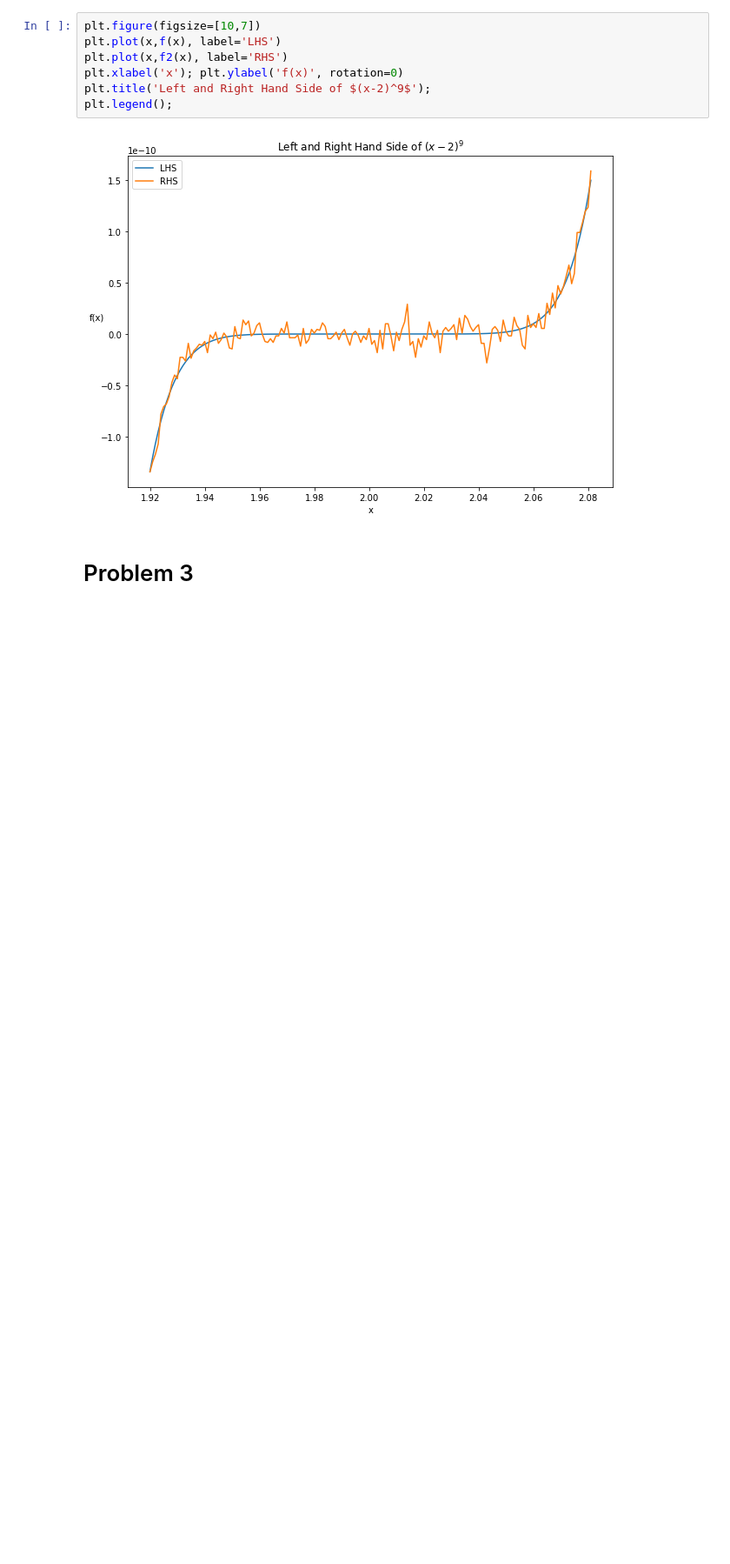
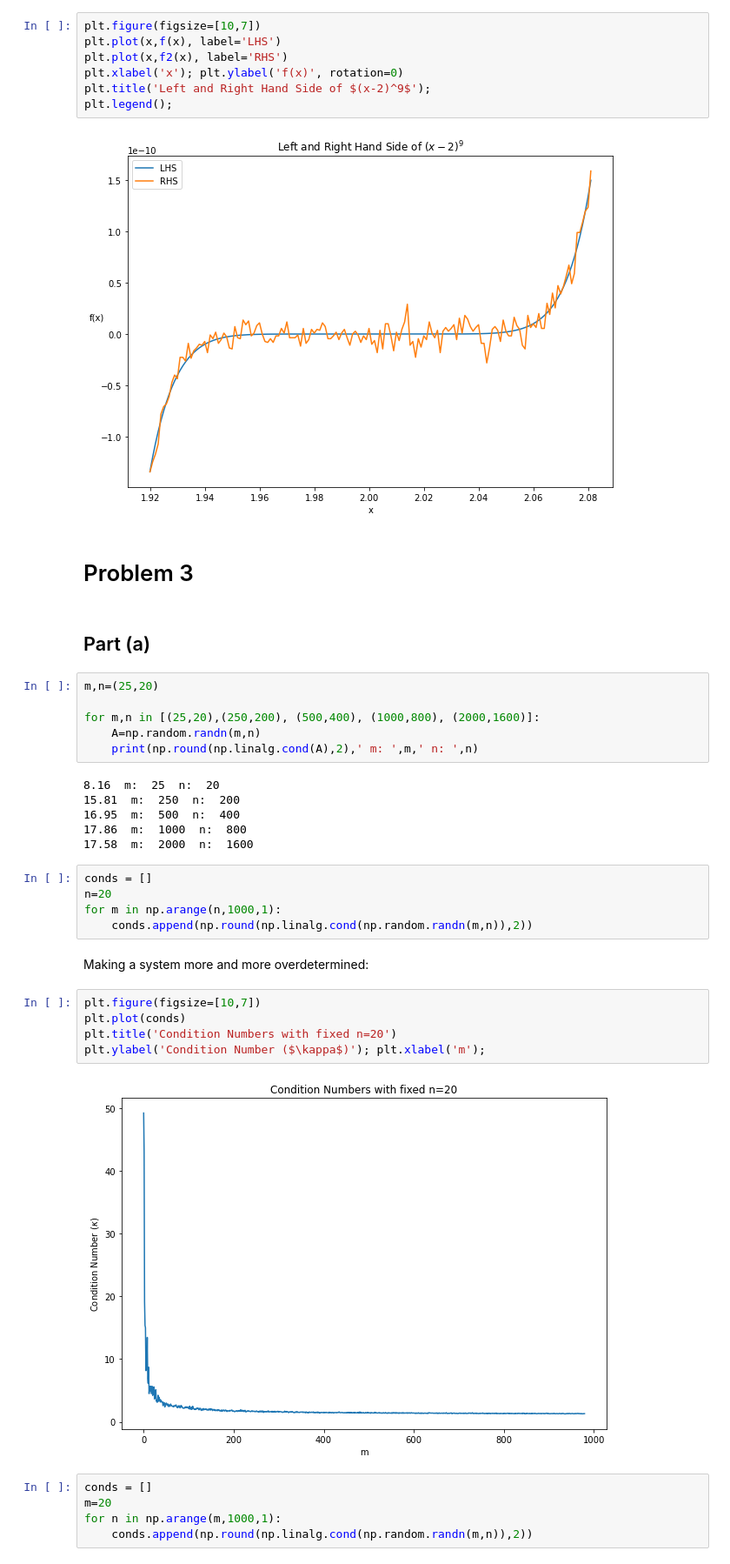
Before and after one commit to busbykt/AMATH584, a Jupyter notebook: Homework/hw3/hw3.ipynb, the cells around one changed output. Shown at 87% size. Saved outputs shown, nothing was run; the diff lists cells and outputs as text; blank space fills up the shorter version.

```diff
--- a/Homework/hw3/hw3.ipynb
+++ b/Homework/hw3/hw3.ipynb
@@ -252,3 +252,36 @@ plt.legend();
 [figure]
 # %% [markdown]
 # Problem 3
+# %% [markdown]
+## Part (a)
+# %%
+m,n=(25,20)
+
+for m,n in [(25,20),(250,200), (500,400), (1000,800), (2000,1600)]:
+    A=np.random.randn(m,n)
+    print(np.round(np.linalg.cond(A),2),' m: ',m,' n: ',n)
+# %% [output]
+8.16  m:  25  n:  20
+15.81  m:  250  n:  200
+16.95  m:  500  n:  400
+17.86  m:  1000  n:  800
+17.58  m:  2000  n:  1600
+# %%
+conds = []
+n=20
+for m in np.arange(n,1000,1):
+    conds.append(np.round(np.linalg.cond(np.random.randn(m,n)),2))
+# %% [markdown]
+Making a system more and more overdetermined:
+# %%
+plt.figure(figsize=[10,7])
+plt.plot(conds)
+plt.title('Condition Numbers with fixed n=20')
+plt.ylabel('Condition Number ($\kappa$)'); plt.xlabel('m');
+# %% [output]
+[figure, added]
+# %%
+conds = []
+m=20
+for n in np.arange(m,1000,1):
+    conds.append(np.round(np.linalg.cond(np.random.randn(m,n)),2))
```
Also changed, not shown: parts of 13 cells of this notebook.
